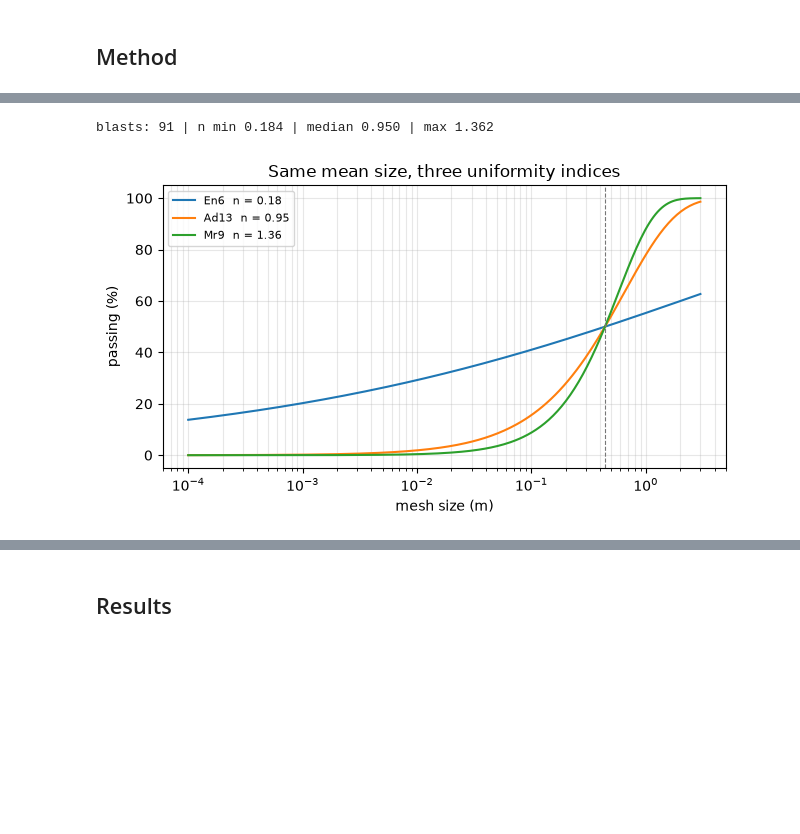
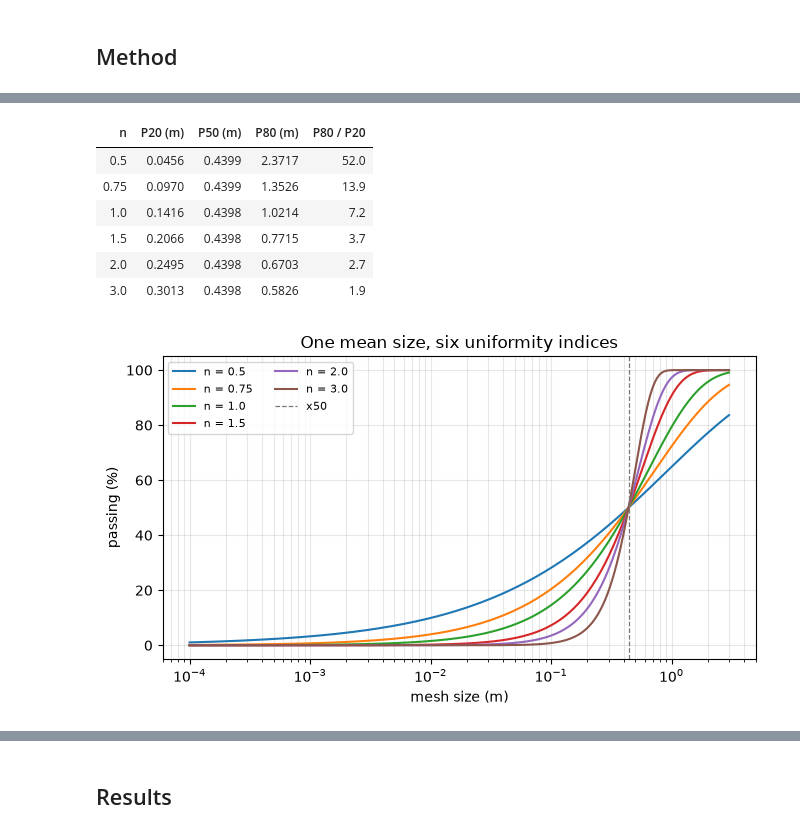
Before and after one commit to fsantibanezleal/CAOS_Fragmenta, a Jupyter notebook: notebooks/en/03-size-distribution/01-from-a-mean-size-to-a-curve.ipynb, the cells around one changed output, grey strips where cells are left out. Drawn from its saved outputs; the diff is of its cells as text; code cells hidden in the pictures; blank space fills up the shorter version.

```diff
--- a/notebooks/en/03-size-distribution/01-from-a-mean-size-to-a-curve.ipynb
+++ b/notebooks/en/03-size-distribution/01-from-a-mean-size-to-a-curve.ipynb
@@ -92,0 +88,20 @@ n engine = 0.6321 | n by hand = 0.6321 | equal: True
+# %%
+# The Enusa case names its representative blast; read its pattern and the classical mean size
+blast_id = json.loads(CASE.read_text(encoding="utf-8"))["representative_blast_id"]
+blast = next(b for b in train if b.blast_id == blast_id)
+pattern = bf.reconstruct_pattern(blast)
+x50 = bf.Kuznetsov().predict_one(blast).x50_m
+
+rows = [
+    ("burden B", f"{pattern.burden_m:.3f}", "m"),
+    ("spacing S", f"{pattern.spacing_m:.3f}", "m"),
+    ("hole diameter d", f"{pattern.hole_diameter_mm:.0f}", "mm"),
+    ("bench height H", f"{pattern.bench_height_m:.3f}", "m"),
+    ("charge length L", f"{pattern.charge_length_m:.3f}", "m"),
+    ("drilling deviation W", f"{pattern.drill_deviation_m:.3f}", "m"),
+    ("B / d", f"{pattern.burden_m / pattern.hole_diameter_mm:.4f}", "m per mm"),
+    ("B/d as the corpus tabulates it", f"{blast.B_over_D}", "dimensionless"),
+    ("classical mean size x50", f"{x50:.4f}", "m"),
+    ("measured mean size", f"{blast.x50_m}", "m"),
+]
+show_table(["input", "value", "unit"], rows)
@@ -132,23 +197,31 @@ The index depends on the pattern only. The cell computes it for all 91 blasts wi
 # %%
-# The uniformity index of every blast with a geometry, and three curves at the same mean size
-indices = {b.blast_id: bf.cunningham_uniformity_index(bf.reconstruct_pattern(b)) for b in train if bf.has_absolute_geometry(b)}
-values = np.array(list(indices.values()))
-print("blasts:", len(values), f"| n min {values.min():.3f} | median {np.median(values):.3f} | max {values.max():.3f}")
-ordered = sorted(indices, key=indices.get)
-picks = [ordered[0], ordered[len(ordered) // 2], ordered[-1]]
-fig, ax = plt.subplots(figsize=(6.5, 3.8))
-for pick in picks:
-    shape = bf.rosin_rammler(x50, indices[pick])
-    ax.plot(shape.sizes_m, [100 * p for p in shape.passing], label=f"{pick}  n = {indices[pick]:.2f}")
-ax.axvline(x50, color="#777", lw=0.8, ls="--")
+# Same mean size, six uniformity indices: the curve and the sizes it implies
+indices = [0.5, 0.75, 1.0, 1.5, 2.0, 3.0]
+sweep = {n: bf.rosin_rammler(x50, n) for n in indices}
+rows = []
+for n, shape in sweep.items():
+    p20, p80 = shape.percentile_m(0.2), shape.percentile_m(0.8)
+    rows.append((n, f"{p20:.4f}", f"{shape.percentile_m(0.5):.4f}", f"{p80:.4f}", f"{p80 / p20:.1f}"))
+show_table(["n", "P20 (m)", "P50 (m)", "P80 (m)", "P80 / P20"], rows)
+
+fig, ax = plt.subplots(figsize=(6.8, 4))
+for n, shape in sweep.items():
+    ax.plot(shape.sizes_m, [100 * p for p in shape.passing], label=f"n = {n}")
+ax.axvline(x50, color="#777", lw=0.9, ls="--", label="x50")
 ax.set_xscale("log")
 ax.set_xlabel("mesh size (m)")
 ax.set_ylabel("passing (%)")
-ax.set_title("Same mean size, three uniformity indices")
-ax.legend(fontsize=8)
+ax.set_title("One mean size, six uniformity indices")
+ax.legend(fontsize=8, ncol=2)
 ax.grid(alpha=0.3, which="both")
 fig.tight_layout()
 plt.show()
 # %% [output]
-blasts: 91 | n min 0.184 | median 0.950 | max 1.362
+| n | P20 (m) | P50 (m) | P80 (m) | P80 / P20 |
+| 0.5 | 0.0456 | 0.4399 | 2.3717 | 52.0 |
+| 0.75 | 0.0970 | 0.4399 | 1.3526 | 13.9 |
+| 1.0 | 0.1416 | 0.4398 | 1.0214 | 7.2 |
+| 1.5 | 0.2066 | 0.4398 | 0.7715 | 3.7 |
+| 2.0 | 0.2495 | 0.4398 | 0.6703 | 2.7 |
+| 3.0 | 0.3013 | 0.4398 | 0.5826 | 1.9 |
-[figure, old version]
+[figure, new version]
```
Also changed, not shown: parts of 35 cells of this notebook, 3 other files.
